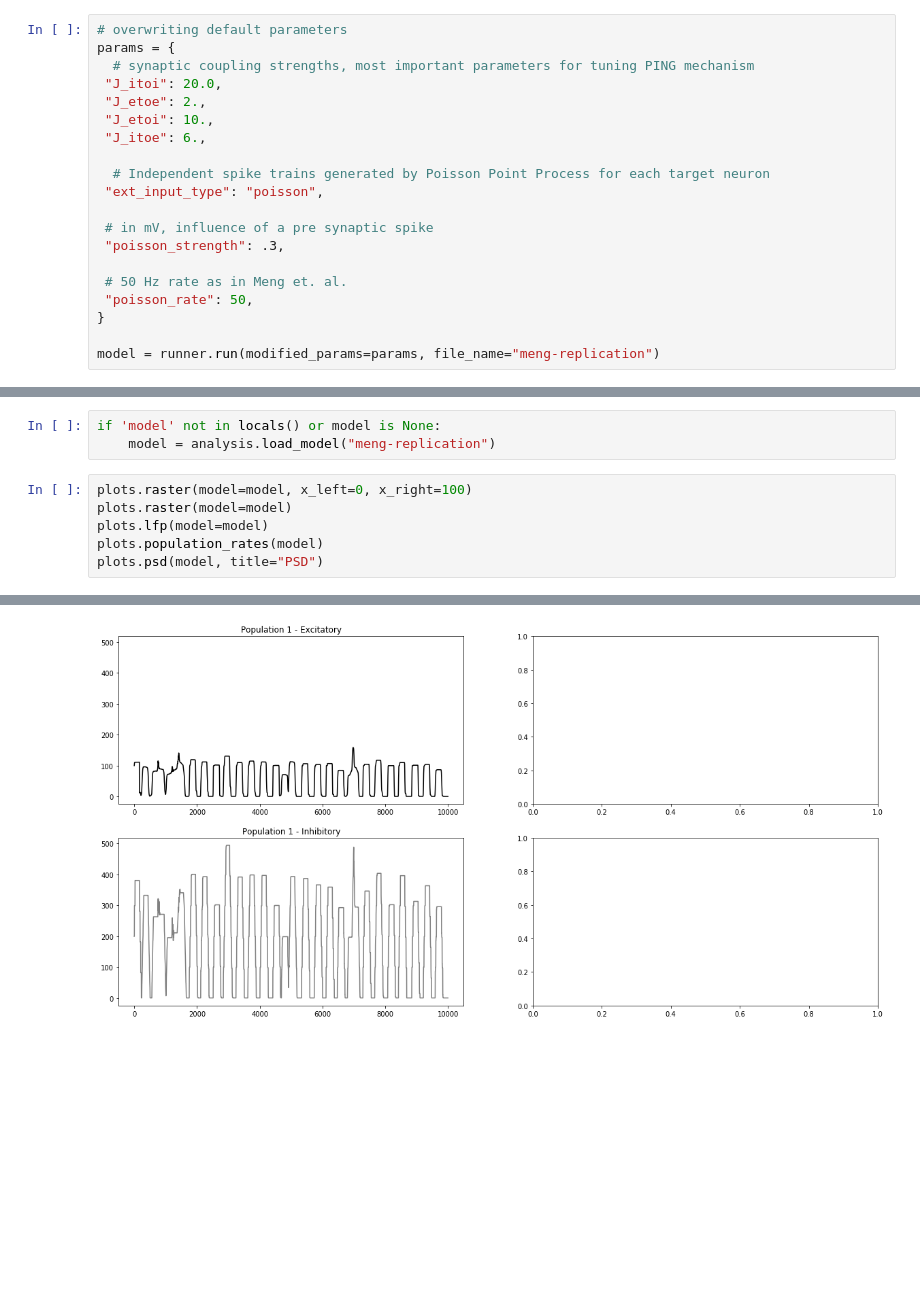
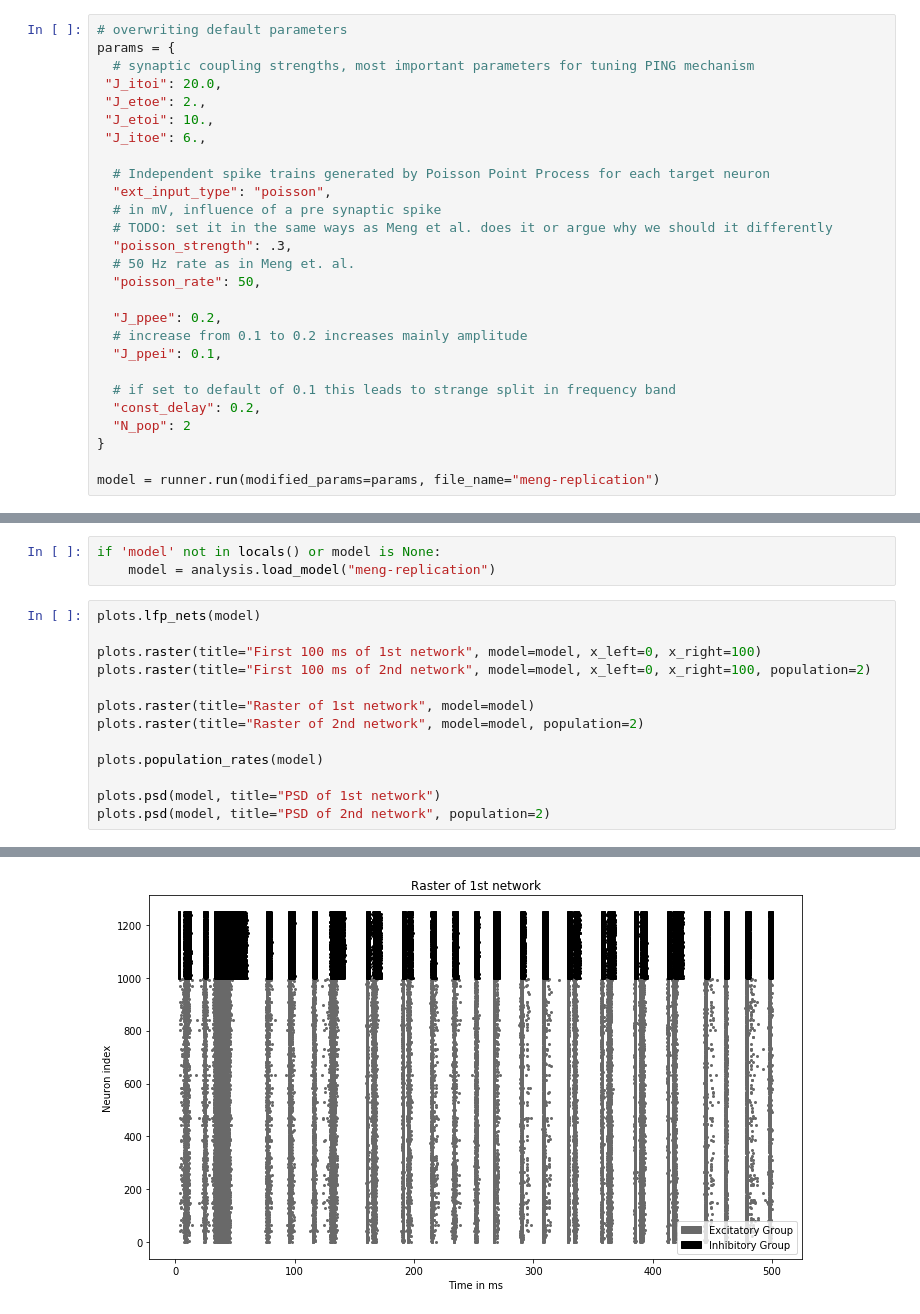
Before and after one commit to ChristophMetzner/Synchronization-by-Uncorrelated-Noise, a Jupyter notebook: notebooks/coupled_network_replicate_meng_et_al.ipynb, the cells around one changed output, grey strips where cells are left out. Drawn from its saved outputs; the diff is of its cells as text; blank space fills up the shorter version.

Commit message:
Configure two coupled networks in Meng et al replication notebook

```diff
--- a/notebooks/coupled_network_replicate_meng_et_al.ipynb
+++ b/notebooks/coupled_network_replicate_meng_et_al.ipynb
@@ -52,13 +52,20 @@ params = {
  "J_itoe": 6.,
 
   # Independent spike trains generated by Poisson Point Process for each target neuron
- "ext_input_type": "poisson",
+  "ext_input_type": "poisson",
+  # in mV, influence of a pre synaptic spike
+  # TODO: set it in the same ways as Meng et al. does it or argue why we should it differently
+  "poisson_strength": .3,
+  # 50 Hz rate as in Meng et. al.
+  "poisson_rate": 50,
 
- # in mV, influence of a pre synaptic spike
- "poisson_strength": .3,
+  "J_ppee": 0.2,
+  # increase from 0.1 to 0.2 increases mainly amplitude
+  "J_ppei": 0.1,
 
- # 50 Hz rate as in Meng et. al.
- "poisson_rate": 50,
+  # if set to default of 0.1 this leads to strange split in frequency band
+  "const_delay": 0.2,
+  "N_pop": 2
 }
 
 model = runner.run(modified_params=params, file_name="meng-replication")
@@ -71,10 +79,17 @@ runtime: 8.0
 if 'model' not in locals() or model is None:
     model = analysis.load_model("meng-replication")
 # %%
-plots.raster(model=model, x_left=0, x_right=100)
-plots.raster(model=model)
-plots.lfp(model=model)
+plots.lfp_nets(model)
+
+plots.raster(title="First 100 ms of 1st network", model=model, x_left=0, x_right=100)
+plots.raster(title="First 100 ms of 2nd network", model=model, x_left=0, x_right=100, population=2)
+
+plots.raster(title="Raster of 1st network", model=model)
+plots.raster(title="Raster of 2nd network", model=model, population=2)
+
 plots.population_rates(model)
-plots.psd(model, title="PSD")
+
+plots.psd(model, title="PSD of 1st network")
+plots.psd(model, title="PSD of 2nd network", population=2)
 # %% [output]
 Generate PSD plot ...
@@ -86 +102 @@ Generate PSD plot ...
-[figure, old version]
+[figure, new version]
```
Also changed, not shown: parts of 5 cells of this notebook.
